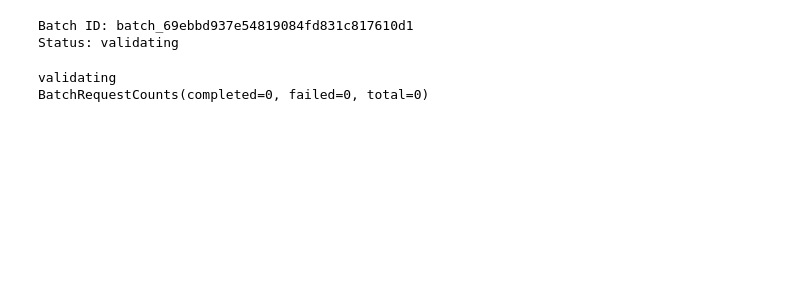
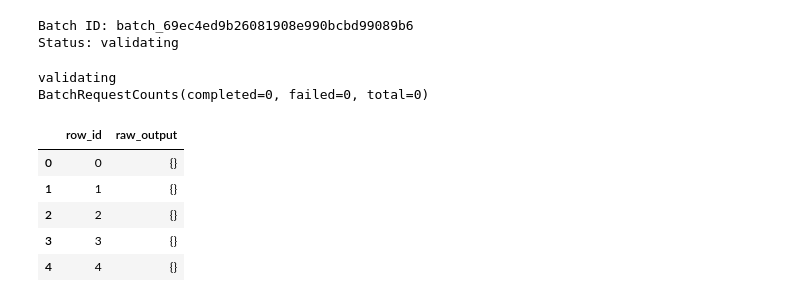
Before and after one commit to Sagnik-Chakravarty/FrameScope, a Jupyter notebook: Notebooks/00_LLM_Old.ipynb, the cells around one changed output. Drawn from its saved outputs; the diff is of its cells as text; code cells hidden in the pictures; blank space fills up the shorter version.

```diff
--- a/Notebooks/00_LLM_Old.ipynb
+++ b/Notebooks/00_LLM_Old.ipynb
@@ -111,14 +113,14 @@ df = pd.read_csv('../Data/LLM_Comparison/Metaphor_Data_Myra_Chang.csv')
 # %%
 batch_file = OUTPUT_DIR / "gpt41_old_prompt.jsonl"
 
-make_batch_file(df, batch_file)
+make_batch_file(df.head(10), batch_file)
 
 batch = submit_batch(batch_file)
 
 print("Batch ID:", batch.id)
 print("Status:", batch.status)
 # %% [output]
-Batch ID: batch_69ebbd937e54819084fd831c817610d1
+Batch ID: batch_69ec4ed9b26081908e990bcbd99089b6
 Status: validating
 # %%
 batch = client.batches.retrieve(batch.id)
@@ -127,3 +129,52 @@ print(batch.request_counts)
 # %% [output]
 validating
 BatchRequestCounts(completed=0, failed=0, total=0)
+# %%
+import json
+import pandas as pd
+
+def retrieve_batch_results(batch_id):
+    batch = client.batches.retrieve(batch_id)
+
+    if batch.status != "completed":
+        print("Batch not completed:", batch.status)
+        return None
+
+    content = client.files.content(batch.output_file_id).content.decode("utf-8")
+
+    rows = []
+
+    for line in content.splitlines():
+        obj = json.loads(line)
+
+        if obj.get("response") is None:
+            continue
+
+        custom_id = obj["custom_id"]
+        row_id = int(custom_id.split("__row_")[1])
+
+        body = obj["response"]["body"]
+
+        if "error" in body:
+            rows.append({"row_id": row_id, "raw_output": None})
+            continue
+
+        raw_output = body["choices"][0]["message"]["content"]
+
+        rows.append({
+            "row_id": row_id,
+            "raw_output": raw_output
+        })
+
+    return pd.DataFrame(rows)
+
+
+results_df = retrieve_batch_results(batch.id)
+results_df.head()
+# %% [output]
+|  | row_id | raw_output |
+| 0 | 0 | {} |
+| 1 | 1 | {} |
+| 2 | 2 | {} |
+| 3 | 3 | {} |
+| 4 | 4 | {} |
```
Also changed, not shown: parts of 1 cell of this notebook, 2 other files.
